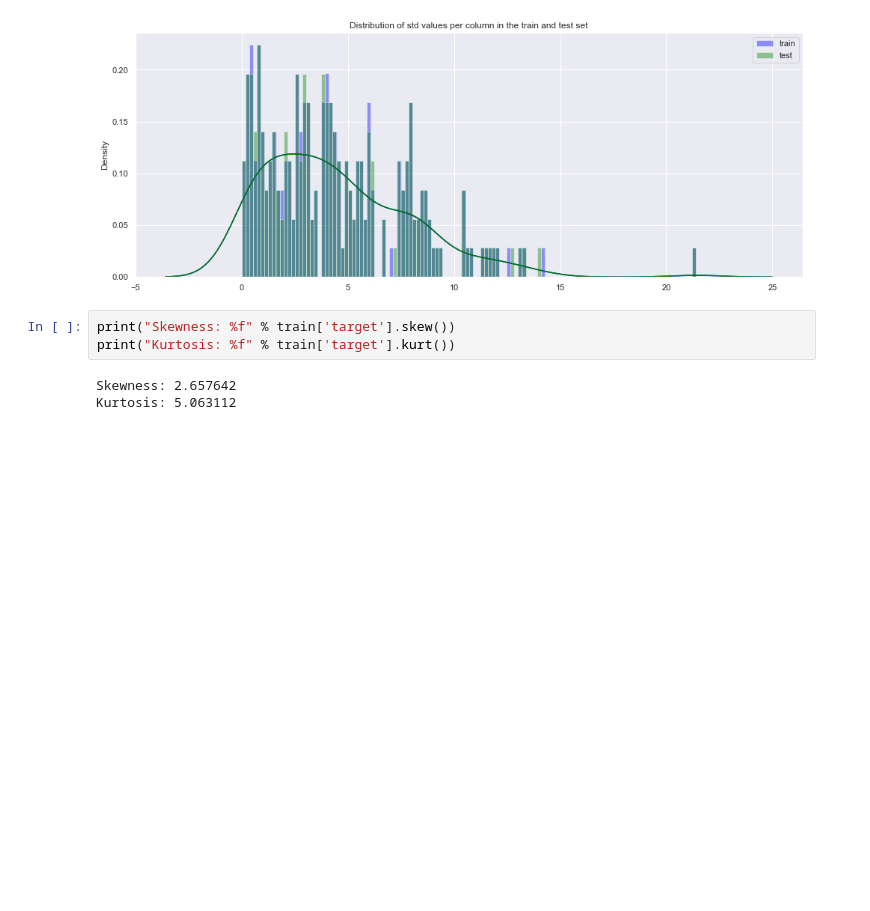
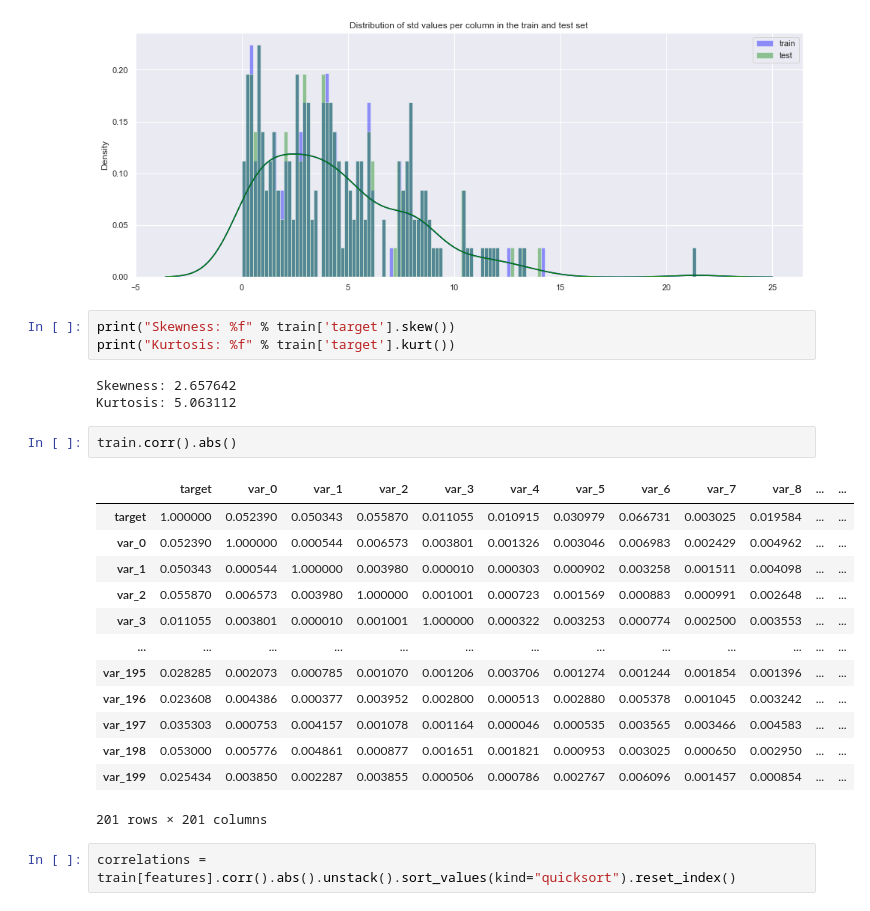
Before and after one commit to thomazbarros/pytorch-for-deep-learning, a Jupyter notebook: Santander2.ipynb, the cells around one changed output. Drawn from its saved outputs; the diff is of its cells as text; blank space fills up the shorter version.

```diff
--- a/Santander2.ipynb
+++ b/Santander2.ipynb
@@ -340,3 +340,21 @@ print("Kurtosis: %f" % train['target'].kurt())
 # %% [output]
 Skewness: 2.657642
 Kurtosis: 5.063112
+# %%
+train.corr().abs()
+# %% [output]
+|  | target | var_0 | var_1 | var_2 | var_3 | var_4 | var_5 | var_6 | var_7 | var_8 | ... | ... |
+| target | 1.000000 | 0.052390 | 0.050343 | 0.055870 | 0.011055 | 0.010915 | 0.030979 | 0.066731 | 0.003025 | 0.019584 | ... | ... |
+| var_0 | 0.052390 | 1.000000 | 0.000544 | 0.006573 | 0.003801 | 0.001326 | 0.003046 | 0.006983 | 0.002429 | 0.004962 | ... | ... |
+| var_1 | 0.050343 | 0.000544 | 1.000000 | 0.003980 | 0.000010 | 0.000303 | 0.000902 | 0.003258 | 0.001511 | 0.004098 | ... | ... |
+| var_2 | 0.055870 | 0.006573 | 0.003980 | 1.000000 | 0.001001 | 0.000723 | 0.001569 | 0.000883 | 0.000991 | 0.002648 | ... | ... |
+| var_3 | 0.011055 | 0.003801 | 0.000010 | 0.001001 | 1.000000 | 0.000322 | 0.003253 | 0.000774 | 0.002500 | 0.003553 | ... | ... |
+| ... | ... | ... | ... | ... | ... | ... | ... | ... | ... | ... | ... | ... |
+| var_195 | 0.028285 | 0.002073 | 0.000785 | 0.001070 | 0.001206 | 0.003706 | 0.001274 | 0.001244 | 0.001854 | 0.001396 | ... | ... |
+| var_196 | 0.023608 | 0.004386 | 0.000377 | 0.003952 | 0.002800 | 0.000513 | 0.002880 | 0.005378 | 0.001045 | 0.003242 | ... | ... |
+| var_197 | 0.035303 | 0.000753 | 0.004157 | 0.001078 | 0.001164 | 0.000046 | 0.000535 | 0.003565 | 0.003466 | 0.004583 | ... | ... |
+| var_198 | 0.053000 | 0.005776 | 0.004861 | 0.000877 | 0.001651 | 0.001821 | 0.000953 | 0.003025 | 0.000650 | 0.002950 | ... | ... |
+| var_199 | 0.025434 | 0.003850 | 0.002287 | 0.003855 | 0.000506 | 0.000786 | 0.002767 | 0.006096 | 0.001457 | 0.000854 | ... | ... |
+201 rows × 201 columns
+# %%
+correlations = train[features].corr().abs().unstack().sort_values(kind="quicksort").reset_index()
```
Also changed, not shown: parts of 15 cells of this notebook, 2 other files.
